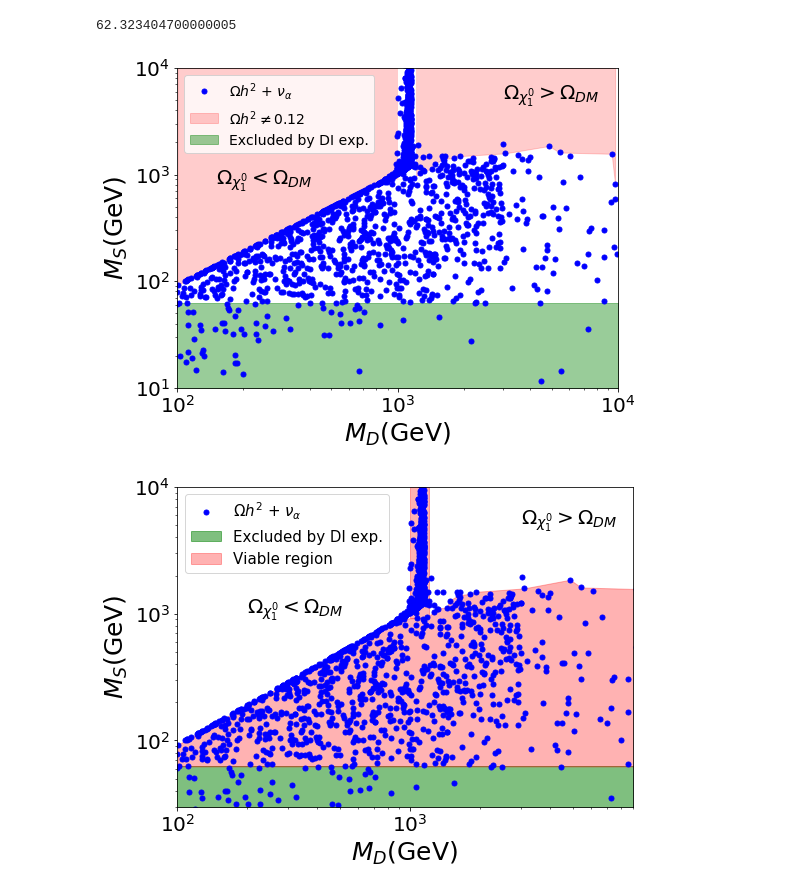
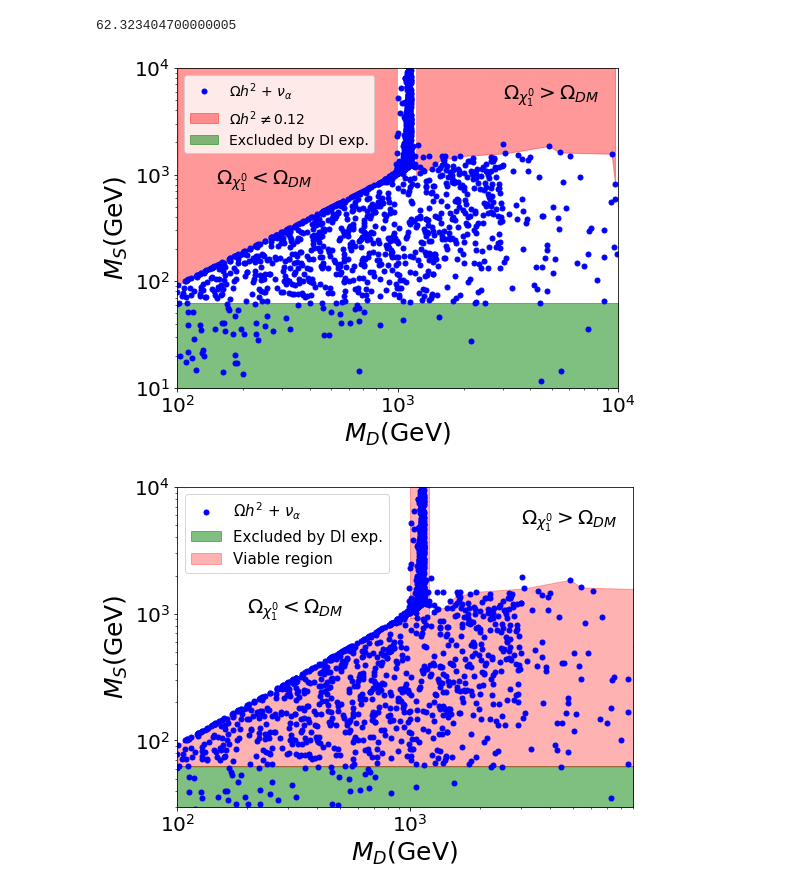
Before and after one commit to anferivera/SDdiracDM, a Jupyter notebook: run-model-general-scan.ipynb, the cells around one changed output. Cells and saved outputs as stored; diff of their text form; code cells hidden in the pictures.

```diff
--- a/run-model-general-scan.ipynb
+++ b/run-model-general-scan.ipynb
@@ -1089,37 +1089,37 @@ plt.figure(figsize=(8,6))
 plt.loglog(xDM.MDF, xDM.vS*xDM.YRC/np.sqrt(2),'bo',markersize=5,label=r'$\Omega h^2$ + $\nu_\alpha$ ')
 #plt.loglog(DI.MDF, DI.vS*DI.YRC/np.sqrt(2),'ro',label=r'')
 
 #plt.loglog(X1,Y1,color='r',lw=1)
 #plt.loglog(X2,Y2,color='r',lw=1)
 #plt.loglog(X4,Y4,color='g',lw=4)
 #plt.hlines(70,1e2,1e4,color='grey',lw=1)
 
-plt.fill_between(X3, 1e4, Y3, color='red', alpha=.2, label=r'$\Omega h^2 \neq 0.12$')
+plt.fill_between(X3, 1e4, Y3, color='red', alpha=.4, label=r'$\Omega h^2 \neq 0.12$')
 
 b = np.linspace(100,1e4, 10)
-plt.fill_between(b, 10, DI.mChi1.min(), color='green', alpha=.4, label='Excluded by DI exp.')
+plt.fill_between(b, 10, DI.mChi1.min(), color='green', alpha=.5, label='Excluded by DI exp.')
 
 #plt.fill_between(X3, DI.mChi1.min(), Y3, color='yellow', alpha=.6, label='Viable region')
 c = np.linspace(1000,1200, 10)
 plt.fill_between(c, 1e4, 930, color='white', alpha=1, label='')
 
 #DM legend
 plt.text(150, 8.0e2, r'$\Omega_{\chi^0_1} < \Omega_{DM}$', {'color': 'k', 'fontsize': 20})
 plt.text(3000, 5.0e3, r'$\Omega_{\chi^0_1} > \Omega_{DM}$', {'color': 'k', 'fontsize': 20})
 
 #plt.grid()
 #plt.title('general scan')
 plt.legend(prop={'size':14},loc='upper left')
 plt.xlabel(r'$M_{D}$(GeV)',size=25)
 plt.ylabel(r'$M_S$(GeV)',size=25)
 plt.xlim(1e2,10.e3)
 plt.ylim(1e1,1e4)
 
 plt.tight_layout()
-#plt.savefig('plots/MSvsMD.pdf')
+plt.savefig('plots/MSvsMD.pdf')
 #plt.show()
 # %% [output]
-[figure, old version]
+[figure, new version]
 # %%
 plt.figure(figsize=(8,6))
 
```
Also changed, not shown: parts of 3 cells of this notebook, 6 other files.
